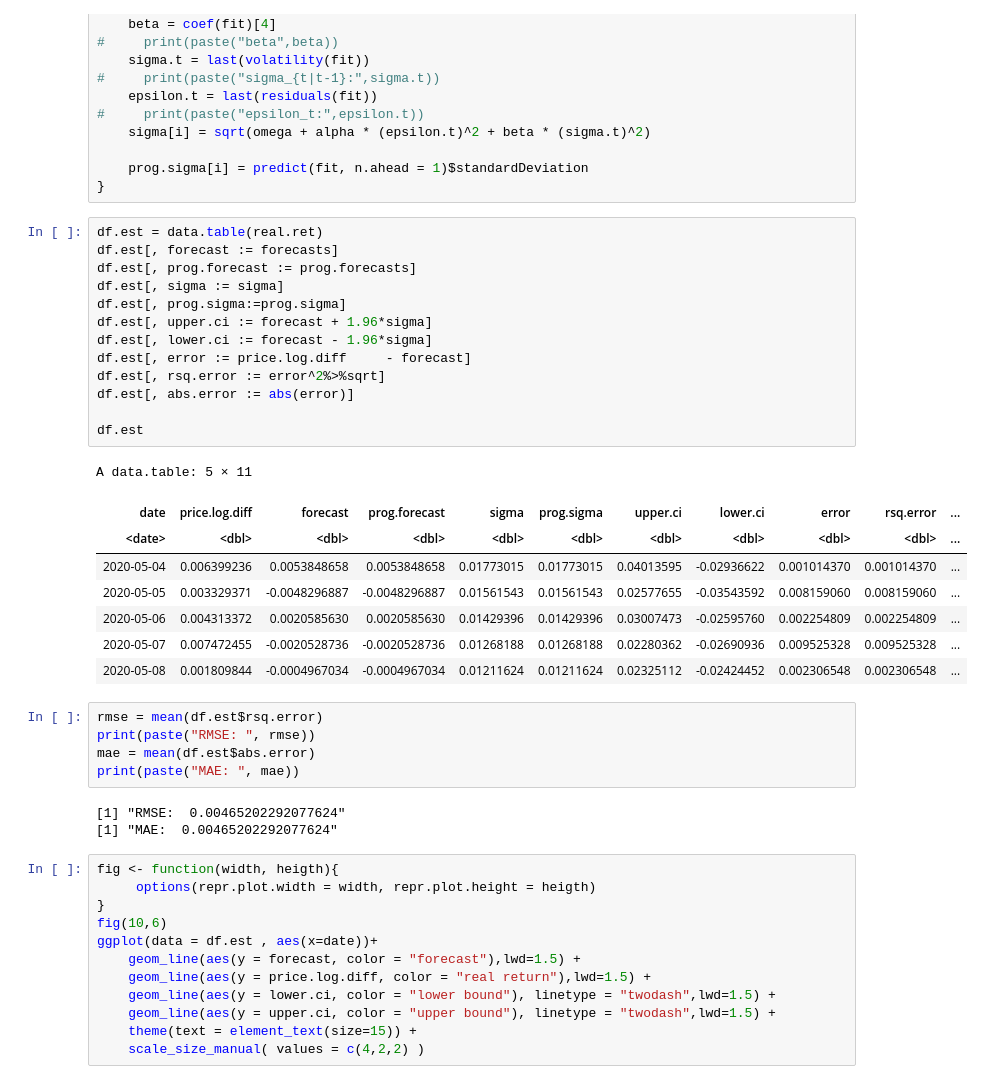
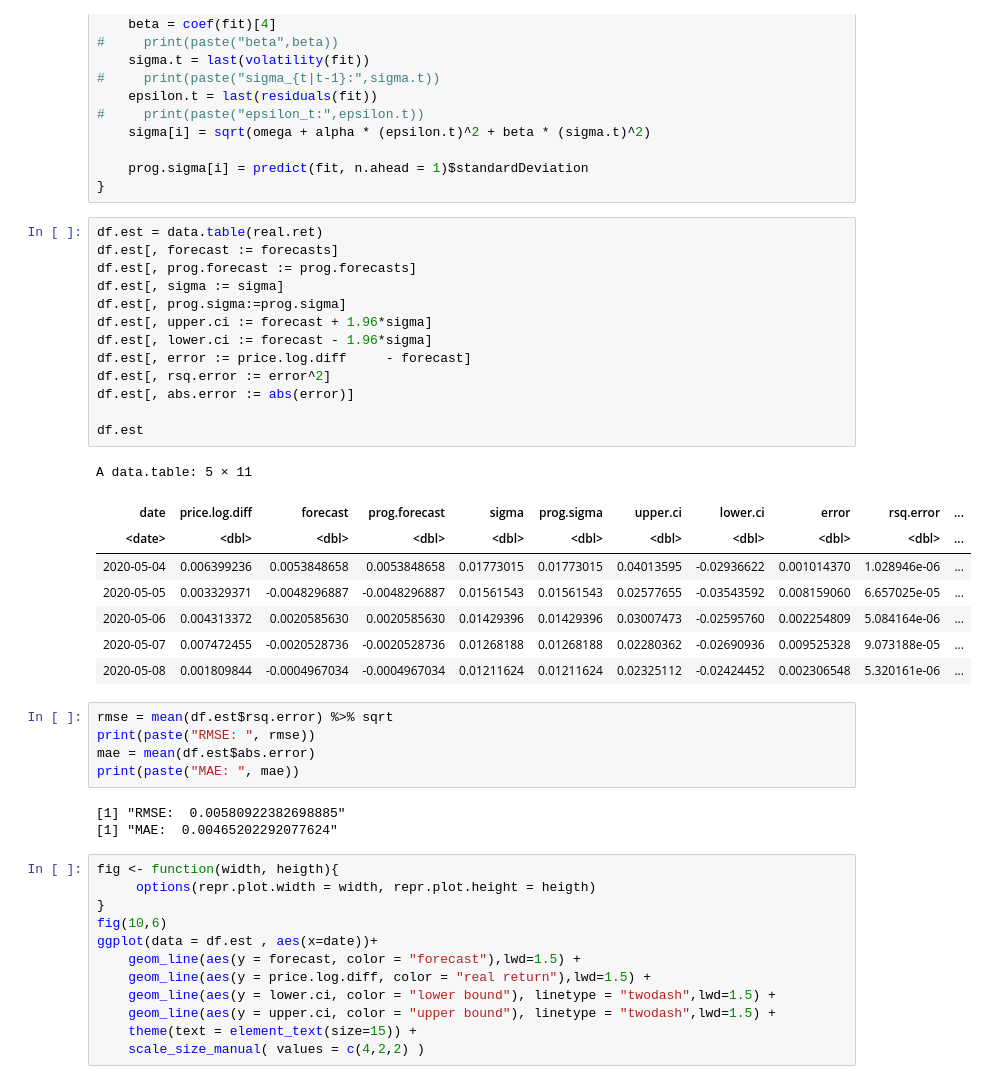
Before and after one commit to wingyiuc/Economic_Forecasting_Project, a Jupyter notebook: Economic Forecasting Project (New Zealand).ipynb, the cells around one changed output. Drawn from its saved outputs; the diff is of its cells as text.

Commit message:
updated RMSE

```diff
--- a/Economic Forecasting Project (New Zealand).ipynb
+++ b/Economic Forecasting Project (New Zealand).ipynb
@@ -498,32 +498,32 @@ for( i in 1:5){
 # %%
 df.est = data.table(real.ret)
 df.est[, forecast := forecasts]
 df.est[, prog.forecast := prog.forecasts]
 df.est[, sigma := sigma]
 df.est[, prog.sigma:=prog.sigma]
 df.est[, upper.ci := forecast + 1.96*sigma]
 df.est[, lower.ci := forecast - 1.96*sigma]
 df.est[, error := price.log.diff	 - forecast]
-df.est[, rsq.error := error^2%>%sqrt]
+df.est[, rsq.error := error^2]
 df.est[, abs.error := abs(error)]
 
 df.est
 # %% [output]
 A data.table: 5 × 11
 | date | price.log.diff | forecast | prog.forecast | sigma | prog.sigma | upper.ci | lower.ci | error | rsq.error | ... |
 | <date> | <dbl> | <dbl> | <dbl> | <dbl> | <dbl> | <dbl> | <dbl> | <dbl> | <dbl> | ... |
-| 2020-05-04 | 0.006399236 | 0.0053848658 | 0.0053848658 | 0.01773015 | 0.01773015 | 0.04013595 | -0.02936622 | 0.001014370 | 0.001014370 | ... |
-| 2020-05-05 | 0.003329371 | -0.0048296887 | -0.0048296887 | 0.01561543 | 0.01561543 | 0.02577655 | -0.03543592 | 0.008159060 | 0.008159060 | ... |
-| 2020-05-06 | 0.004313372 | 0.0020585630 | 0.0020585630 | 0.01429396 | 0.01429396 | 0.03007473 | -0.02595760 | 0.002254809 | 0.002254809 | ... |
-| 2020-05-07 | 0.007472455 | -0.0020528736 | -0.0020528736 | 0.01268188 | 0.01268188 | 0.02280362 | -0.02690936 | 0.009525328 | 0.009525328 | ... |
-| 2020-05-08 | 0.001809844 | -0.0004967034 | -0.0004967034 | 0.01211624 | 0.01211624 | 0.02325112 | -0.02424452 | 0.002306548 | 0.002306548 | ... |
+| 2020-05-04 | 0.006399236 | 0.0053848658 | 0.0053848658 | 0.01773015 | 0.01773015 | 0.04013595 | -0.02936622 | 0.001014370 | 1.028946e-06 | ... |
+| 2020-05-05 | 0.003329371 | -0.0048296887 | -0.0048296887 | 0.01561543 | 0.01561543 | 0.02577655 | -0.03543592 | 0.008159060 | 6.657025e-05 | ... |
+| 2020-05-06 | 0.004313372 | 0.0020585630 | 0.0020585630 | 0.01429396 | 0.01429396 | 0.03007473 | -0.02595760 | 0.002254809 | 5.084164e-06 | ... |
+| 2020-05-07 | 0.007472455 | -0.0020528736 | -0.0020528736 | 0.01268188 | 0.01268188 | 0.02280362 | -0.02690936 | 0.009525328 | 9.073188e-05 | ... |
+| 2020-05-08 | 0.001809844 | -0.0004967034 | -0.0004967034 | 0.01211624 | 0.01211624 | 0.02325112 | -0.02424452 | 0.002306548 | 5.320161e-06 | ... |
 # %%
-rmse = mean(df.est$rsq.error)
+rmse = mean(df.est$rsq.error) %>% sqrt
 print(paste("RMSE: ", rmse))
 mae = mean(df.est$abs.error)
 print(paste("MAE: ", mae))
 # %% [output]
-[1] "RMSE:  0.00465202292077624"
+[1] "RMSE:  0.00580922382698885"
 [1] "MAE:  0.00465202292077624"
 # %%
 fig <- function(width, heigth){
```
